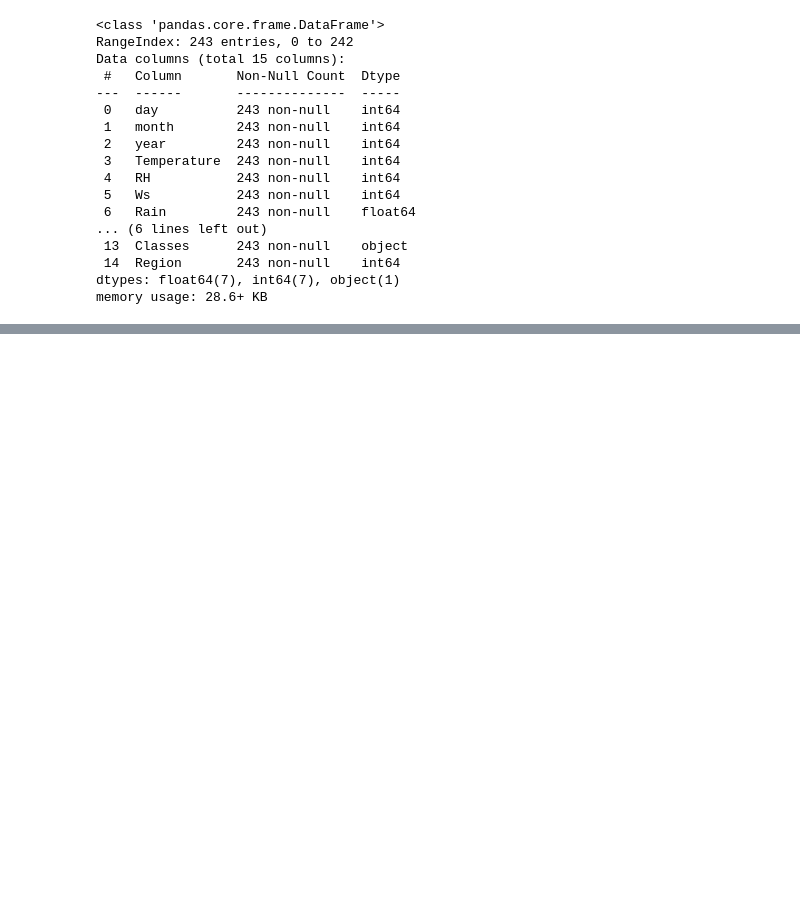
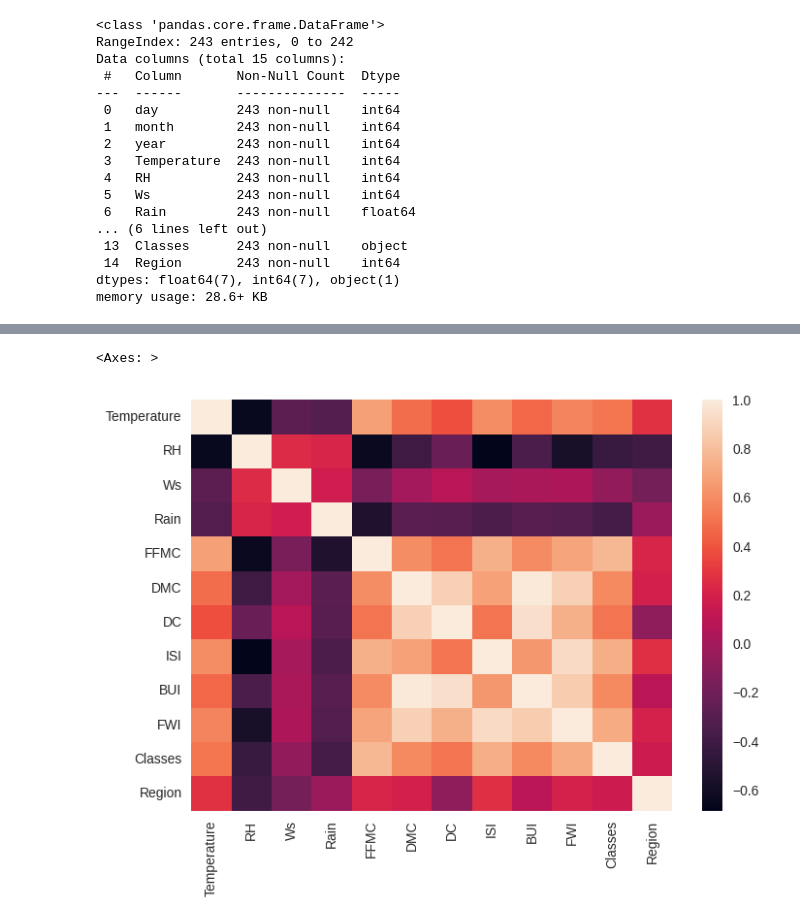
Before and after one commit to SteffanBurnette/MyStreamlitExperiments, a Jupyter notebook: Algerian Forest Fires.ipynb, the cells around one changed output, grey strips where cells are left out. Cells and saved outputs as stored; diff of their text form; code cells hidden in the pictures; blank space fills up the shorter version.

```diff
--- a/Algerian Forest Fires.ipynb
+++ b/Algerian Forest Fires.ipynb
@@ -375,0 +465,5 @@ memory usage: 28.6+ KB
+# %%
+sns.heatmap(df_copy.corr())
+# %% [output]
+<Axes: >
+[figure, added]
```
Also changed, not shown: parts of 51 cells of this notebook.
